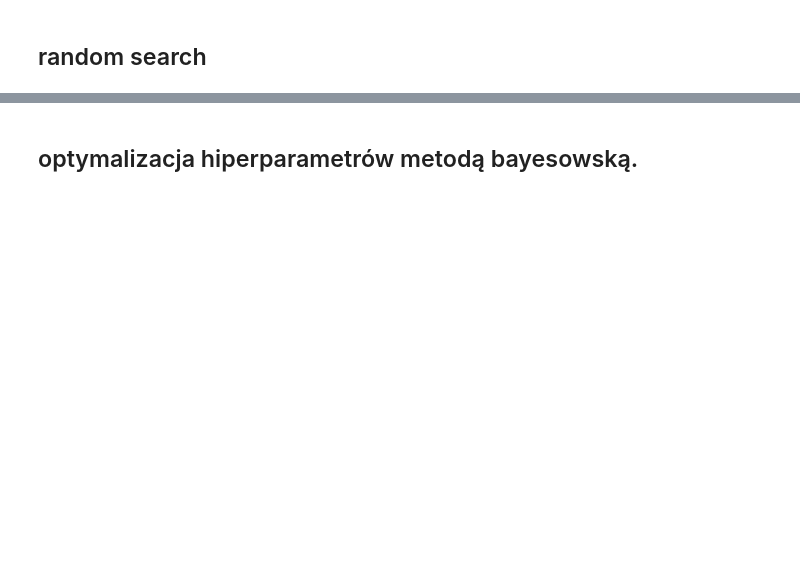
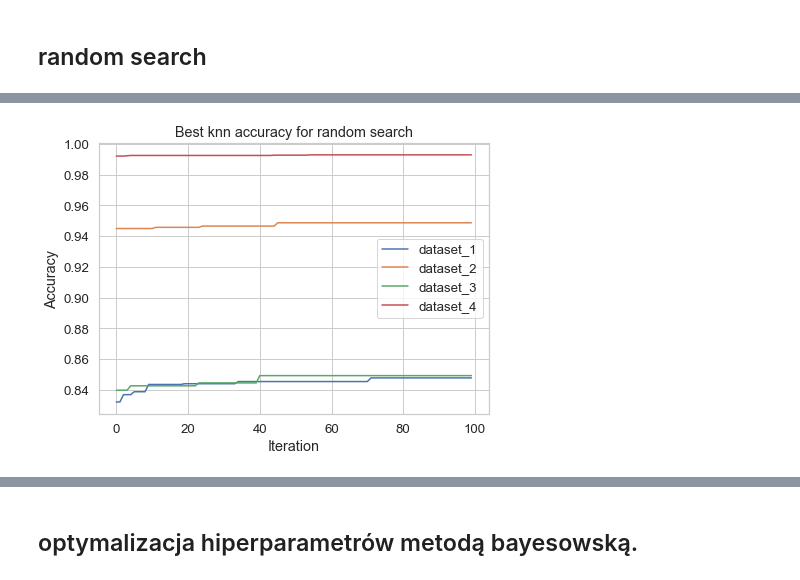
Before and after one commit to kozaka93/2023Z-AutoML, a Jupyter notebook: homeworks/homework1/313488_313555/Kody/AutoML_HW1.ipynb, the cells around one changed output, grey strips where cells are left out. Cells and saved outputs as stored; diff of their text form; code cells hidden in the pictures; blank space fills up the shorter version.

```diff
--- a/homeworks/homework1/313488_313555/Kody/AutoML_HW1.ipynb
+++ b/homeworks/homework1/313488_313555/Kody/AutoML_HW1.ipynb
@@ -295,6 +303,7 @@ dtype: float64
 # %% [markdown]
 ## random search
 # %%
-score_df_svc_rs = get_random_search_score_df(svc_estimator, space_svc)
-score_df_svc_rs.to_parquet("../Wyniki/svc__random_search.parquet")
-#score_df_svc_rs = pd.read_parquet("../Wyniki/svc__random_search.parquet")
+# score_df_knn_rs = get_random_search_score_df(knn_estimator, space_knn)
+# score_df_knn_rs.to_parquet("../Wyniki/knn__random_search2.parquet")
+score_df_knn_rs = pd.read_parquet("../Wyniki/knn__random_search.parquet")
+score_df_knn_rs.head(5)
@@ -304,3 +318,10 @@ plot_best_accuracy(score_df_svc_rs, "svc", "random search")
+# %%
+# wykres najlepszego accuracy
+plot_best_accuracy(score_df_knn_rs, "knn", "random search")
+# plt.ylim(0.79, 1.01)
+# plt.savefig("knn_rs_acc.png", dpi=200, bbox_inches="tight")
+# %% [output]
+[figure, added]
 # %%
 # obliczanie tunowalności
 ## to jest theta(j)*
```
Also changed, not shown: parts of 29 cells of this notebook, 4 other files.
